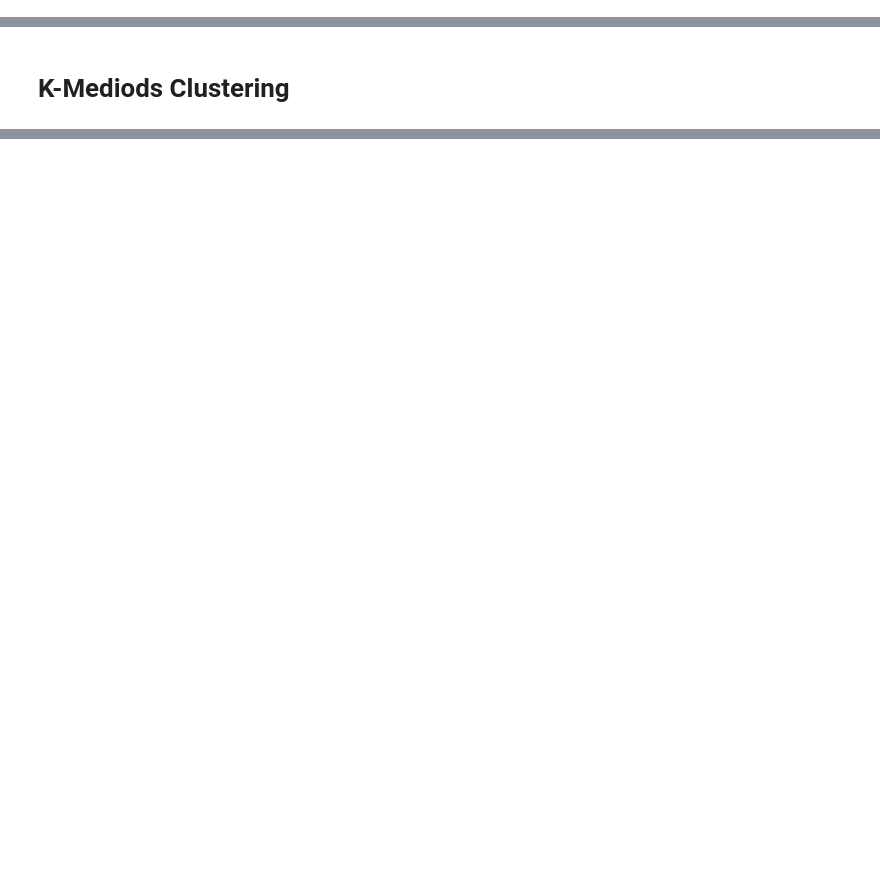
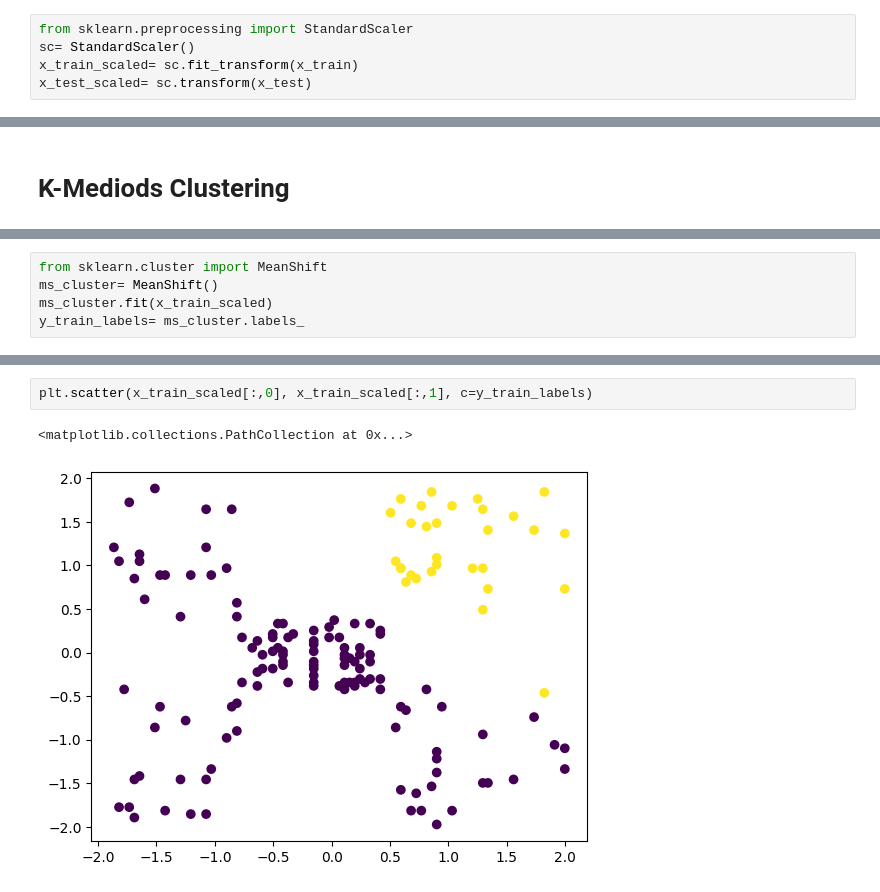
Before and after one commit to Jashan-jj/Machine-learning, a Jupyter notebook: Clustering/Mall_customer_segmentation.ipynb, the cells around one changed output, grey strips where cells are left out. Drawn from its saved outputs; the diff is of its cells as text; blank space fills up the shorter version.

```diff
--- a/Clustering/Mall_customer_segmentation.ipynb
+++ b/Clustering/Mall_customer_segmentation.ipynb
@@ -88,6 +88,11 @@ x_train, x_test, y_train, y_test= train_test_split(df1,df1, test_size= 0.2, rand
 x_train.shape, x_test.shape, y_train.shape, y_test.shape
 # %% [output]
 ((153, 2), (39, 2), (153, 2), (39, 2))
+# %%
+from sklearn.preprocessing import StandardScaler
+sc= StandardScaler()
+x_train_scaled= sc.fit_transform(x_train)
+x_test_scaled= sc.transform(x_test)
 # %% [markdown]
 # **Kmeans Clustering**
 # %%
@@ -347,0 +351,5 @@ Successfully installed scikit_learn_extra-0.3.0
+# %%
+from sklearn.cluster import MeanShift
+ms_cluster= MeanShift()
+ms_cluster.fit(x_train_scaled)
+y_train_labels= ms_cluster.labels_
@@ -347,0 +386,5 @@ Successfully installed scikit_learn_extra-0.3.0
+# %%
+plt.scatter(x_train_scaled[:,0], x_train_scaled[:,1], c=y_train_labels)
+# %% [output]
+<matplotlib.collections.PathCollection at 0x...>
+[figure, added]
```
Also changed, not shown: parts of 17 cells of this notebook.
